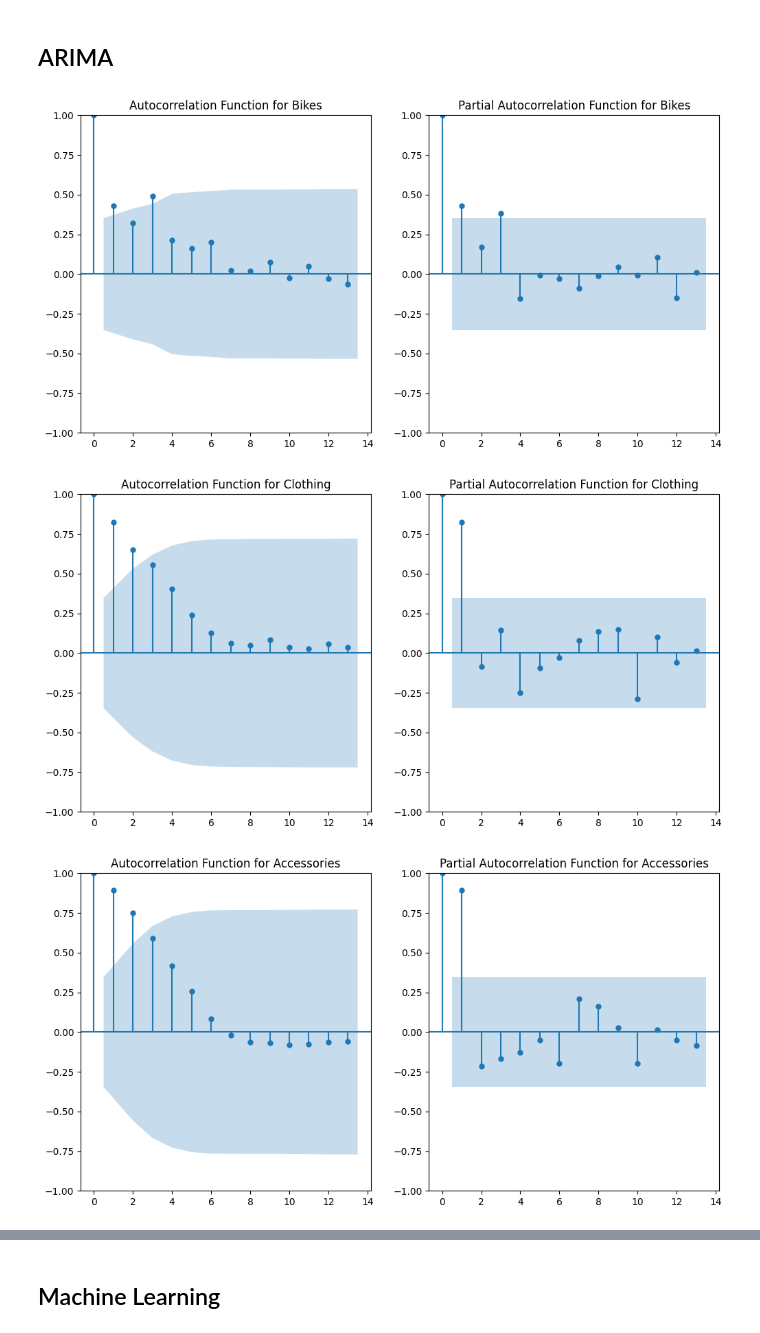
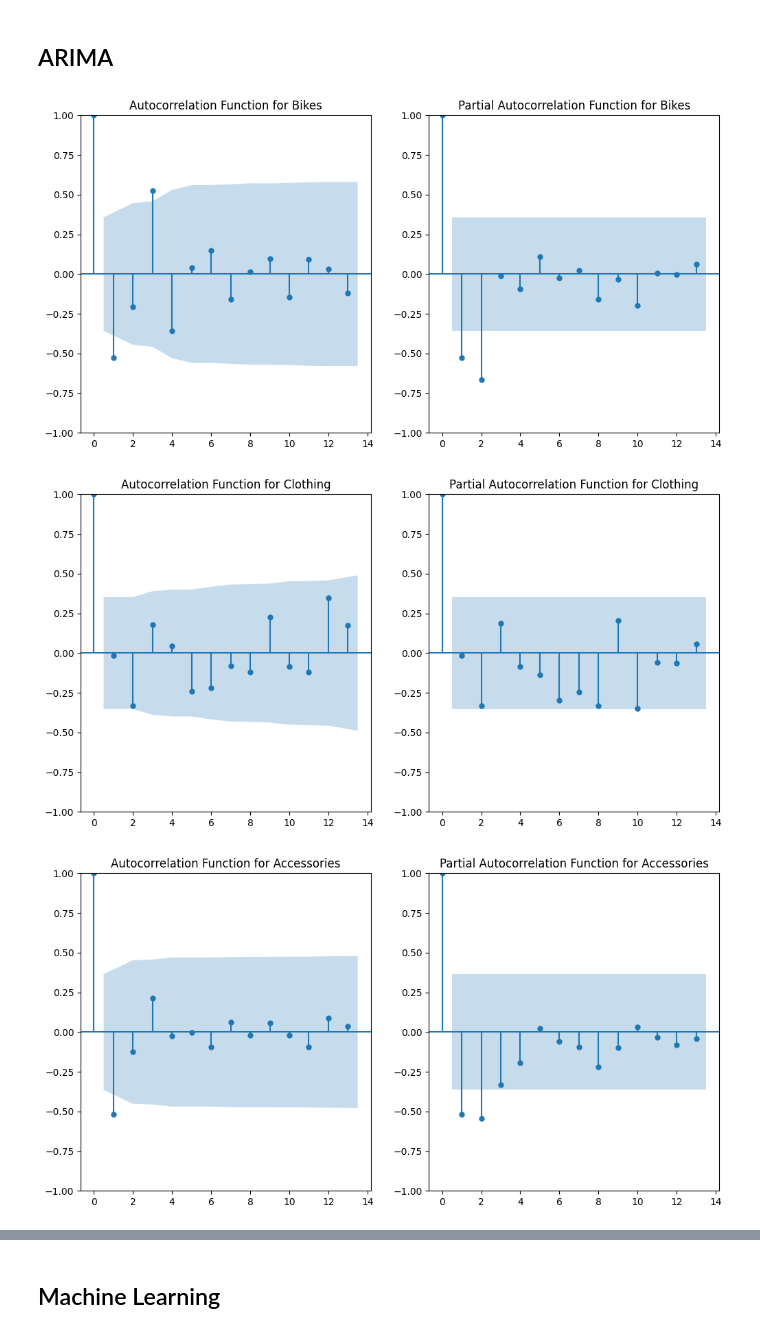
Before and after one commit to ga1nang/curent_topic, a Jupyter notebook: arima_category.ipynb, the cells around one changed output, grey strips where cells are left out. Drawn from its saved outputs; the diff is of its cells as text; code cells hidden in the pictures.

```diff
--- a/arima_category.ipynb
+++ b/arima_category.ipynb
@@ -124,7 +124,7 @@ n_categories = len(categories)  # Total number of categories
 
 plt.figure(figsize=(12, 6 * n_categories))  # Adjust figure size dynamically based on the number of categories
 
-for i, (category, monthly_sales) in enumerate(train_data.items(), 1):
+for i, (category, monthly_sales) in enumerate(combined_data.items(), 1):
     plt.subplot(n_categories, 1, i)
     plt.plot(monthly_sales, marker='o', linestyle='-')
     plt.title(f"Monthly Total Sales for category: {category}")
@@ -252,7 +251,7 @@ n_categories = len(categories)  # Total number of categories
 
 plt.figure(figsize=(12, 6 * n_categories))  # Adjust figure size dynamically based on the number of categories
 
-for i, (category, monthly_sales) in enumerate(train_data.items(), 1):
+for i, (category, monthly_sales) in enumerate(stationary_train_data.items(), 1):
     plt.subplot(n_categories, 1, i)
     plt.plot(monthly_sales, marker='o', linestyle='-')
     plt.title(f"Monthly Total Sales for category: {category}")
@@ -270,24 +269,24 @@ plt.show()
 # %%
 # Define maximum lags (adjust as necessary)
 max_lags = 13
 
 # Loop through each category and plot ACF and PACF
-for category, monthly_sales in train_data.items():
+for category, monthly_sales in stationary_train_data.items():
     plt.figure(figsize=(12, 6))
 
     # Plot ACF
     plt.subplot(121)
     plot_acf(monthly_sales, ax=plt.gca(), lags=max_lags)
     plt.title(f'Autocorrelation Function for {category}')
 
     # Plot PACF
     plt.subplot(122)
     plot_pacf(monthly_sales, ax=plt.gca(), lags=max_lags)
     plt.title(f'Partial Autocorrelation Function for {category}')
 
 plt.tight_layout()
 plt.show()
 # %% [output]
-[figure, old version]
+[figure, new version]
-[figure, old version]
+[figure, new version]
-[figure, old version]
+[figure, new version]
```
Also changed, not shown: parts of 27 cells of this notebook, 21 other files.
